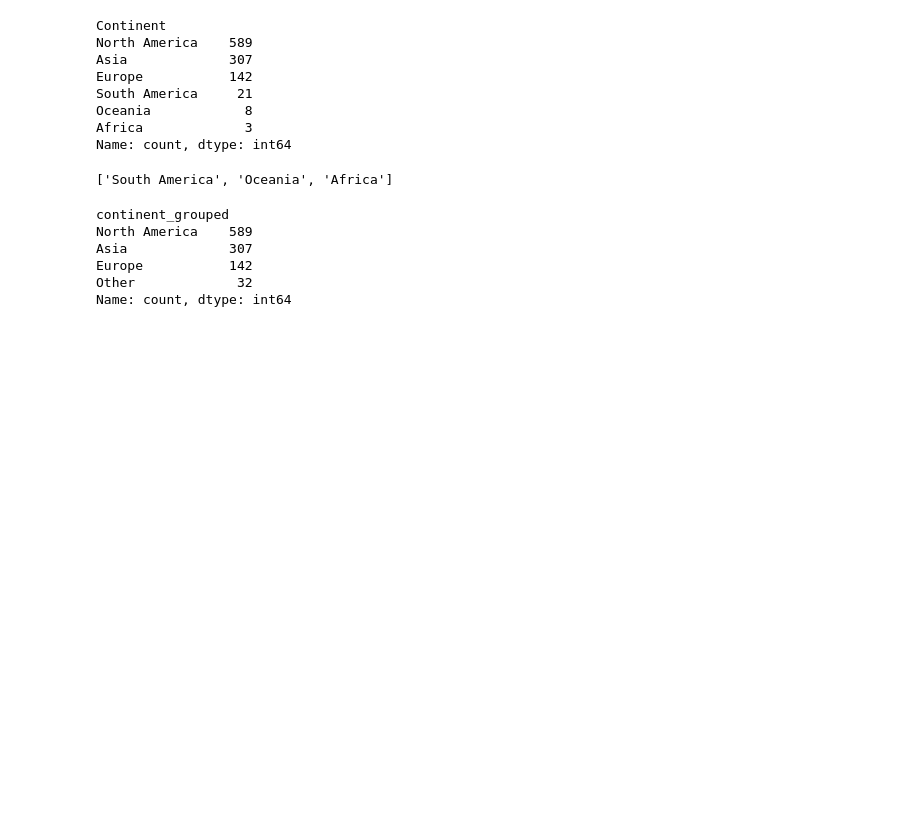
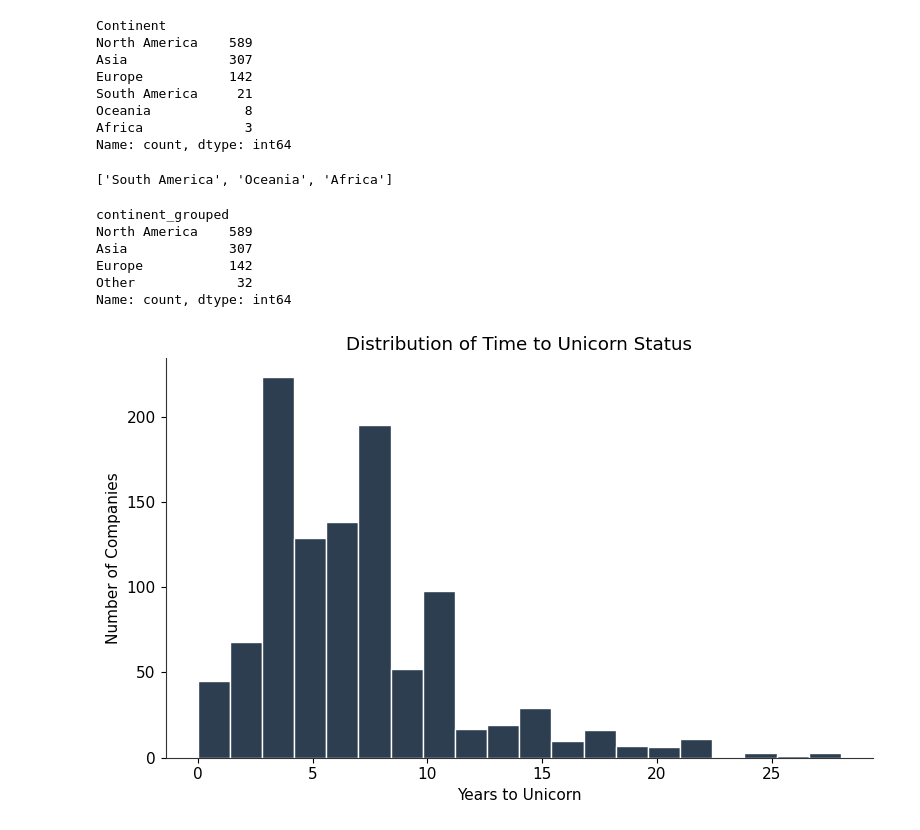
Before and after one commit to munirmans/unicorn-time-to-scale, a Jupyter notebook: notebook.ipynb, the cells around one changed output. Saved outputs shown, nothing was run; the diff lists cells and outputs as text; code cells hidden in the pictures; blank space fills up the shorter version.

```diff
--- a/notebook.ipynb
+++ b/notebook.ipynb
@@ -376,3 +376,24 @@ Asia             307
 Europe           142
 Other             32
 Name: count, dtype: int64
+# %%
+plt.rcParams.update({
+    'figure.facecolor': 'white',
+    'axes.facecolor': 'white',
+    'axes.spines.top': False,
+    'axes.spines.right': False,
+    'axes.edgecolor': '#333333',
+    'font.size': 11,
+})
+
+ACCENT = '#2C3E50'
+# %%
+fig, ax = plt.subplots(figsize=(8, 5))
+ax.hist(df['years_to_unicorn'], bins=20, color=ACCENT, edgecolor='white')
+ax.set_xlabel('Years to Unicorn')
+ax.set_ylabel('Number of Companies')
+ax.set_title('Distribution of Time to Unicorn Status')
+plt.tight_layout()
+plt.show()
+# %% [output]
+[figure, added]
```
Also changed, not shown: parts of 9 cells of this notebook, 1 other file.
